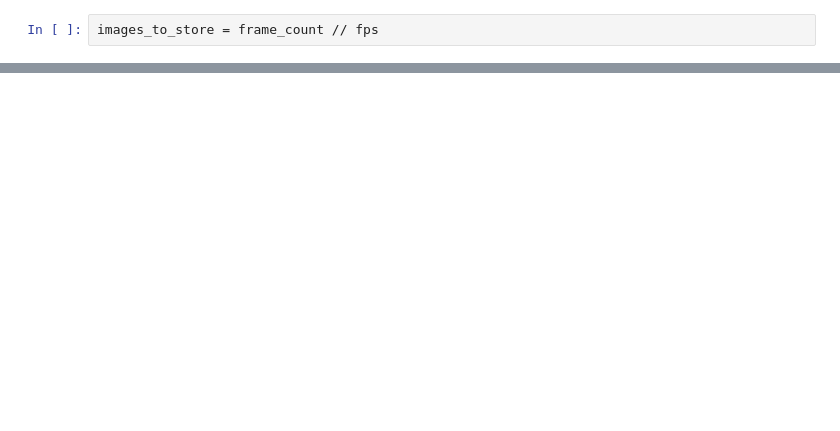
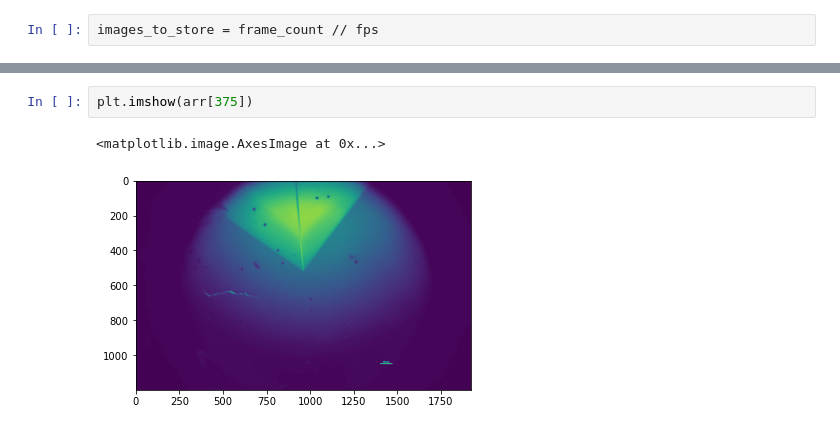
Before and after one commit to ericdill/crystal-video, a Jupyter notebook: view-movie.ipynb, the cells around one changed output, grey strips where cells are left out. Cells and saved outputs as stored; diff of their text form; blank space fills up the shorter version.

```diff
--- a/view-movie.ipynb
+++ b/view-movie.ipynb
@@ -97,3 +107,8 @@ widgets.VBox([
 ])
 # %% [output]
 VBox(children=(HBox(children=(Text(value='', description='HH:MM:SS'), Text(value='', description='actual frame…
+# %%
+plt.imshow(arr[375])
+# %% [output]
+<matplotlib.image.AxesImage at 0x...>
+[figure, added]
```
Also changed, not shown: parts of 8 cells of this notebook.
